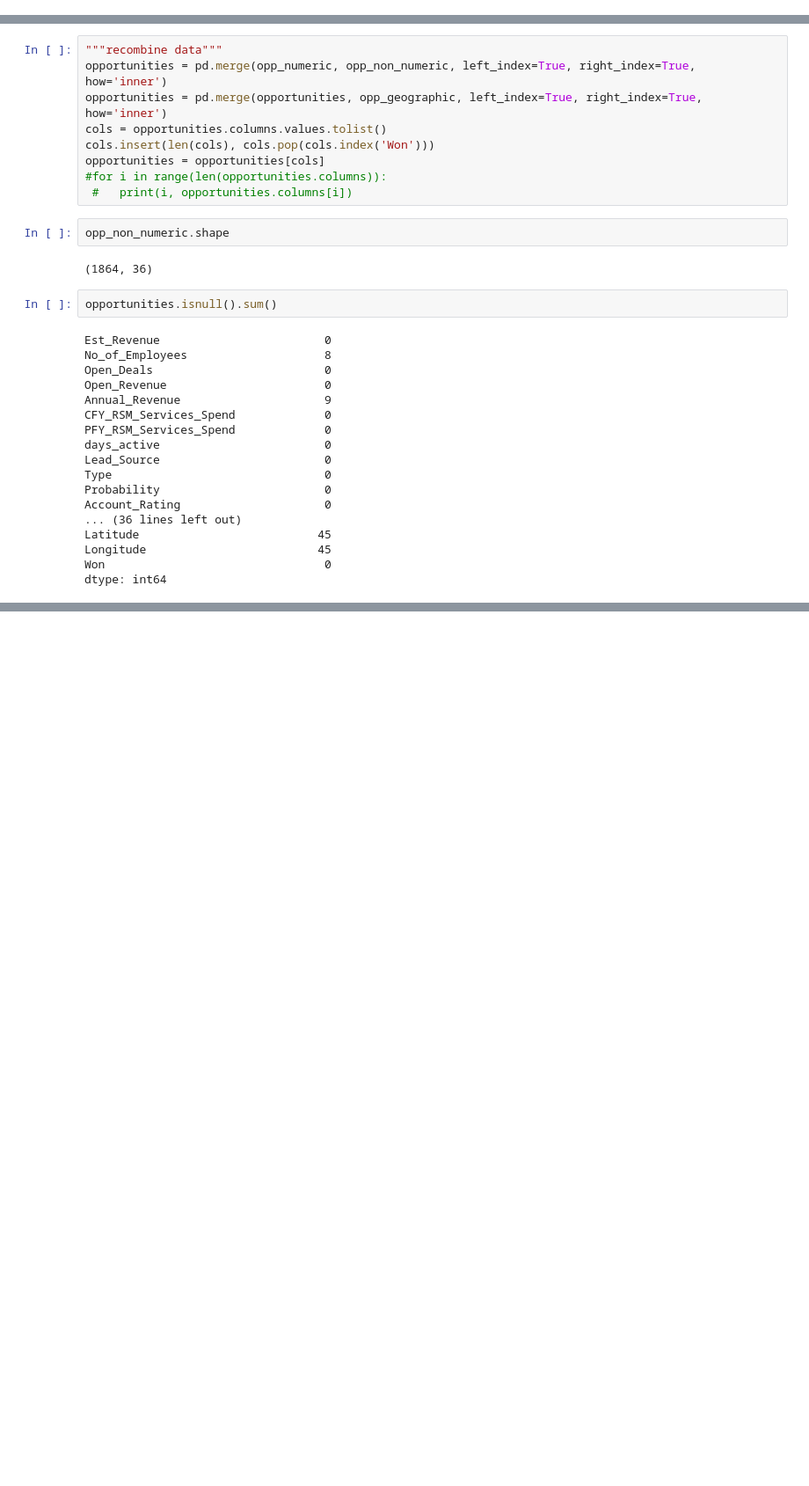
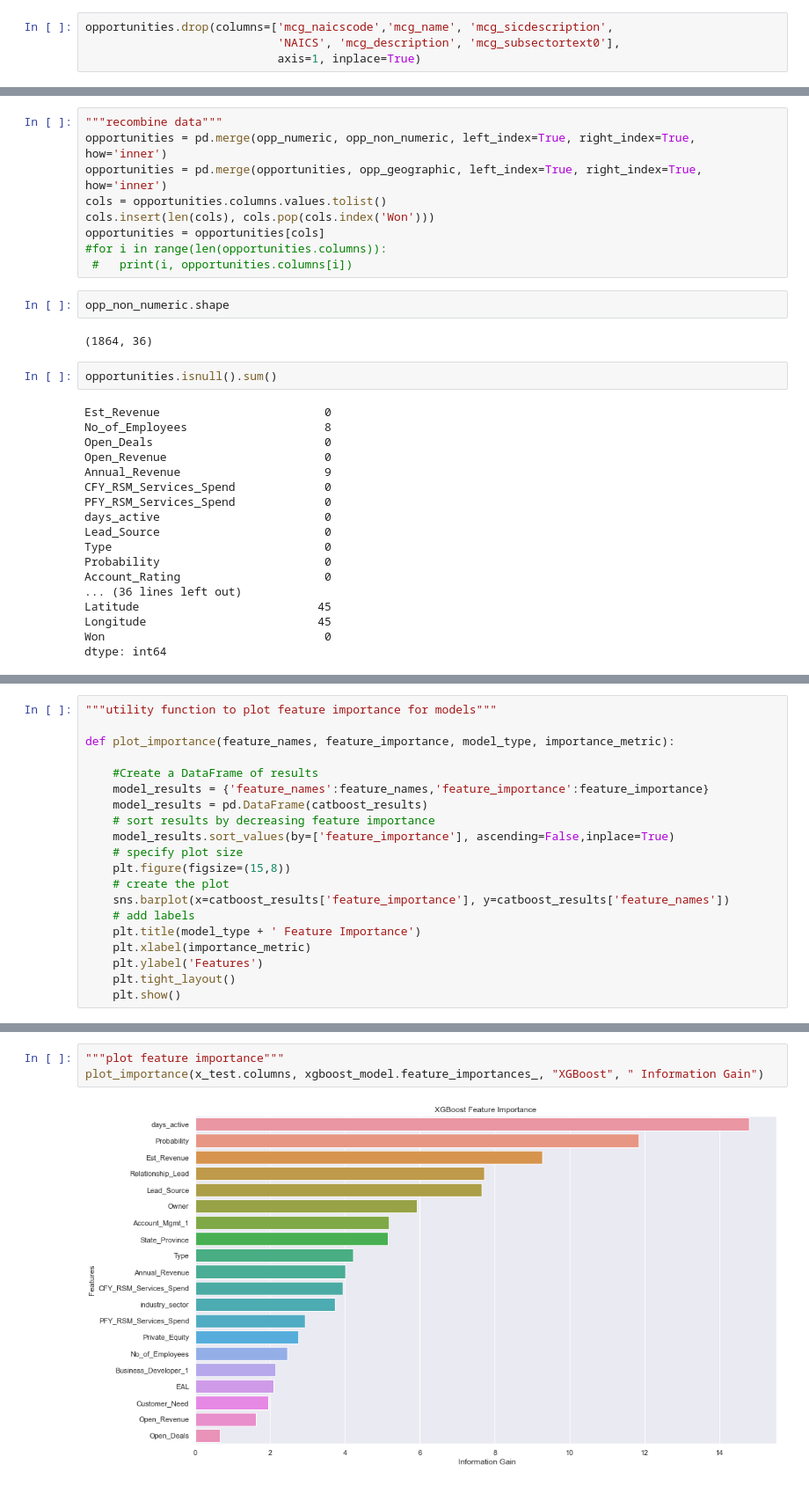
Before and after one commit to benkarabinus/TOOL1_FINAL_PROJECT, a Jupyter notebook: Karabinus_Ben_Final_Project_Rough.ipynb, the cells around one changed output, grey strips where cells are left out. Shown: that part at 88% size. Cells and saved outputs as stored; diff of their text form; blank space fills up the shorter version.

```diff
--- a/Karabinus_Ben_Final_Project_Rough.ipynb
+++ b/Karabinus_Ben_Final_Project_Rough.ipynb
@@ -98,3 +110,7 @@ Dropping non-informative features reduces the dimension of the dataset to 66 fea
+# %%
+opportunities.drop(columns=['mcg_naicscode','mcg_name', 'mcg_sicdescription',
+                            'NAICS', 'mcg_description', 'mcg_subsectortext0'],
+                            axis=1, inplace=True)
 # %%
 for i in range(len(opportunities.columns)):
     print(i, opportunities.columns[i])
@@ -549,3 +567,23 @@ x_test = x_test[importance[0:20].index]
+# %%
+"""utility function to plot feature importance for models"""
+
+def plot_importance(feature_names, feature_importance, model_type, importance_metric):
+
+    #Create a DataFrame of results
+    model_results = {'feature_names':feature_names,'feature_importance':feature_importance}
+    model_results = pd.DataFrame(catboost_results)
+    # sort results by decreasing feature importance
+    model_results.sort_values(by=['feature_importance'], ascending=False,inplace=True)
+    # specify plot size
+    plt.figure(figsize=(15,8))
+    # create the plot
+    sns.barplot(x=catboost_results['feature_importance'], y=catboost_results['feature_names'])
+    # add labels
+    plt.title(model_type + ' Feature Importance')
+    plt.xlabel(importance_metric)
+    plt.ylabel('Features')
+    plt.tight_layout()
+    plt.show()
 # %%
 """really light gbm"""
 lgbm_model = LGBMClassifier()
@@ -625,0 +622,5 @@ accuracy
+# %%
+"""plot feature importance"""
+plot_importance(x_test.columns, xgboost_model.feature_importances_, "XGBoost", " Information Gain")
+# %% [output]
+[figure, added]
```
Also changed, not shown: parts of 33 cells of this notebook.
